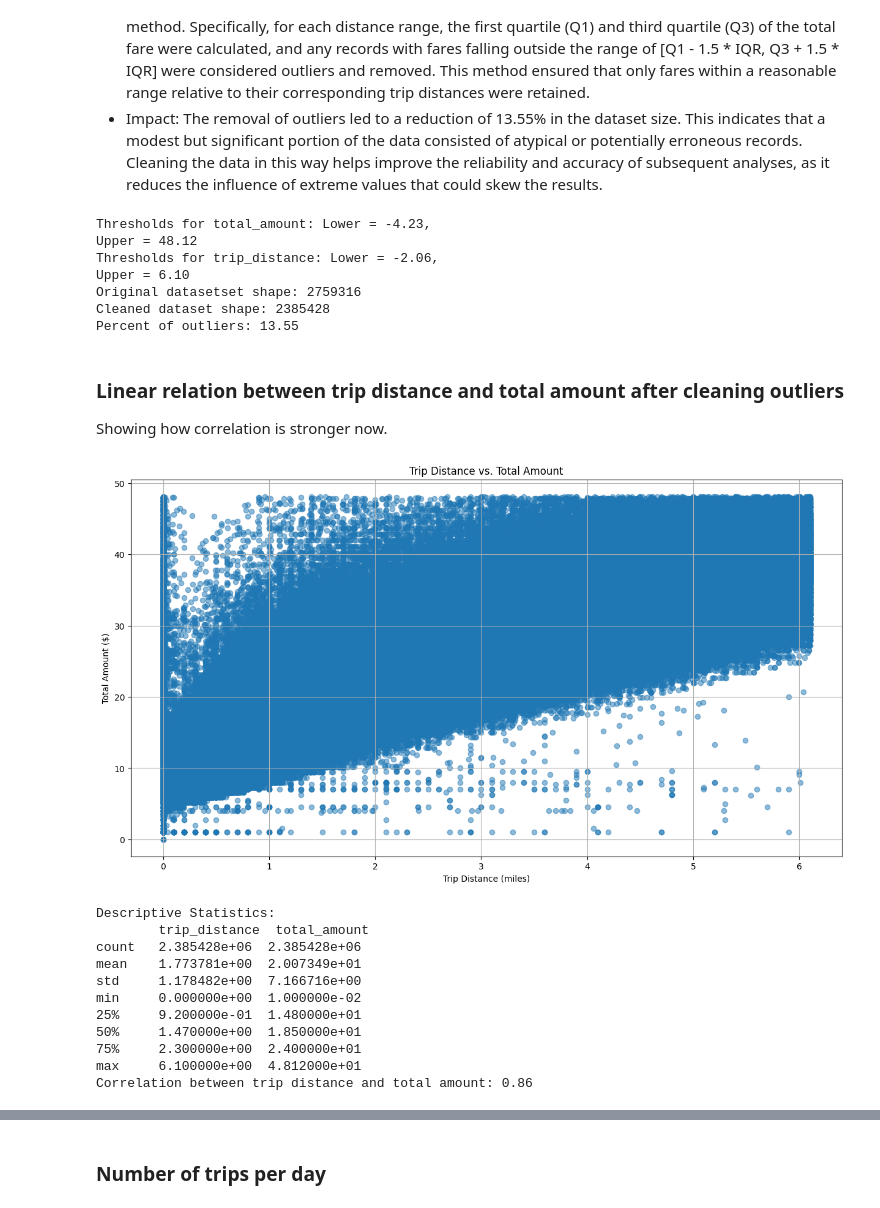
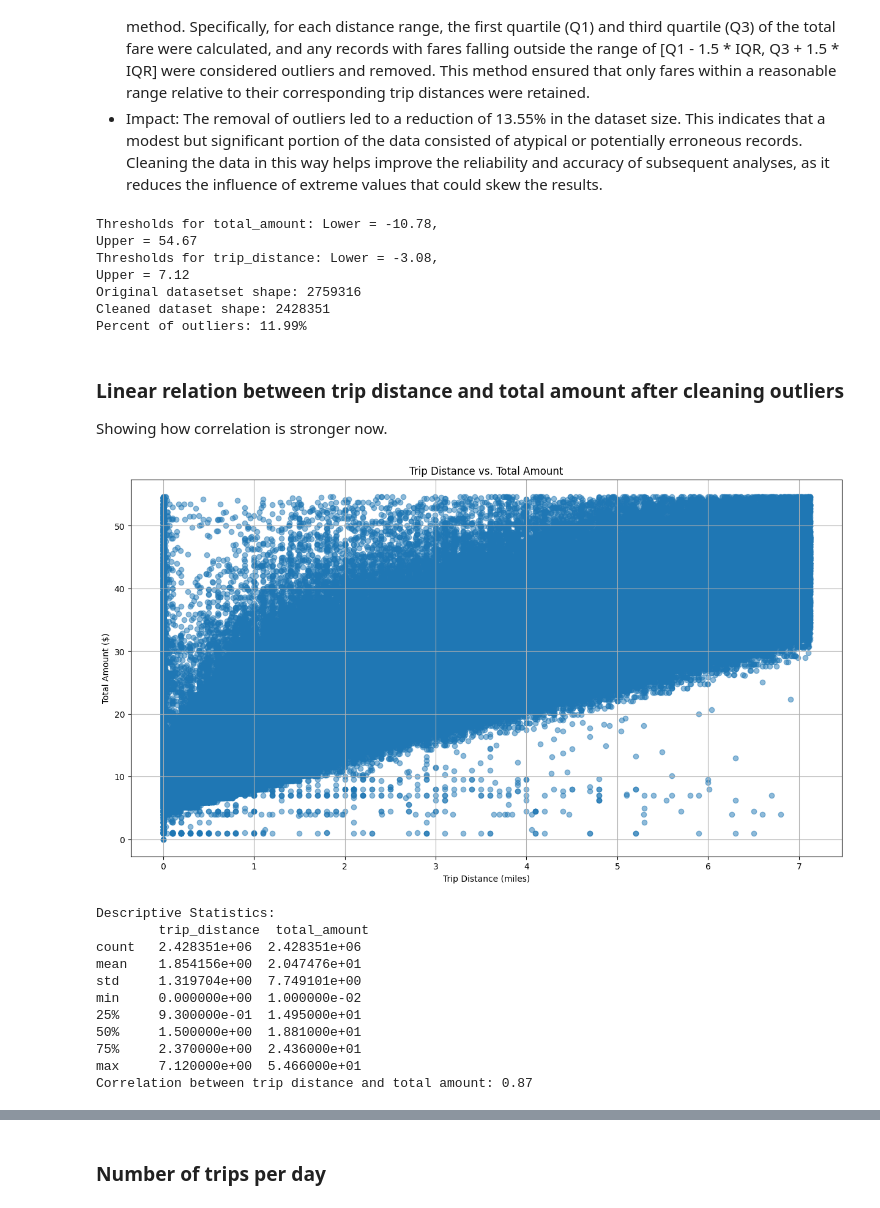
Before and after one commit to dariomlopez/etl_projects, a Jupyter notebook: nyc_taxi_etl/main.ipynb, the cells around one changed output, grey strips where cells are left out. Cells and saved outputs as stored; diff of their text form; code cells hidden in the pictures.

```diff
--- a/nyc_taxi_etl/main.ipynb
+++ b/nyc_taxi_etl/main.ipynb
@@ -346,7 +348,7 @@ Index: []
 - Action: To clean the dataset, these outliers were removed by applying the Interquartile Range (IQR) method. Specifically, for each distance range, the first quartile (Q1) and third quartile (Q3) of the total fare were calculated, and any records with fares falling outside the range of [Q1 - 1.5 * IQR, Q3 + 1.5 * IQR] were considered outliers and removed. This method ensured that only fares within a reasonable range relative to their corresponding trip distances were retained.
 - Impact:  The removal of outliers led to a reduction of 13.55% in the dataset size. This indicates that a modest but significant portion of the data consisted of atypical or potentially erroneous records. Cleaning the data in this way helps improve the reliability and accuracy of subsequent analyses, as it reduces the influence of extreme values that could skew the results.
 # %%
-def calculate_thresholds(df, column, multiplier=1.5):
+def calculate_thresholds(df, column, multiplier=2):
     Q1 = df[column].quantile(0.25)
     Q3 = df[column].quantile(0.75)
     IQR = Q3 - Q1
@@ -378,43 +380,42 @@ print(f"Original datasetset shape: {with_outliers}")
 print(f"Cleaned dataset shape: {without_outliers}")
 print(f"Percent of outliers: {((with_outliers - without_outliers )/ with_outliers) * 100:.2f}%")
 # %% [output]
-Thresholds for total_amount: Lower = -4.23,
-Upper = 48.12
-Thresholds for trip_distance: Lower = -2.06,
-Upper = 6.10
+Thresholds for total_amount: Lower = -10.78,
+Upper = 54.67
+Thresholds for trip_distance: Lower = -3.08,
+Upper = 7.12
 Original datasetset shape: 2759316
-Cleaned dataset shape: 2385428
-Percent of outliers: 13.55
+Cleaned dataset shape: 2428351
+Percent of outliers: 11.99%
 # %% [markdown]
 ### Linear relation between trip distance and total amount after cleaning outliers
 Showing how correlation is stronger now.
 # %%
-mathplot.figure(figsize=(15, 8))
-mathplot.scatter(taxi_df_cleaned['trip_distance'], taxi_df_cleaned['total_amount'], alpha=0.5)
-mathplot.title('Trip Distance vs. Total Amount')
-mathplot.xlabel('Trip Distance (miles)')
-mathplot.ylabel('Total Amount ($)')
-mathplot.grid(True)
-mathplot.show()
-
+matplot.figure(figsize=(15, 8))
+matplot.scatter(taxi_df_cleaned['trip_distance'], taxi_df_cleaned['total_amount'], alpha=0.5)
+matplot.title('Trip Distance vs. Total Amount')
+matplot.xlabel('Trip Distance (miles)')
+matplot.ylabel('Total Amount ($)')
+matplot.grid(True)
+matplot.show()
 
 # 2. Cálculo de Estadísticas Descriptivas
 stats = taxi_df_cleaned[['trip_distance', 'total_amount']].describe()
 print("Descriptive Statistics:\n", stats)
 
 # 3. Análisis de Correlación
 correlation = taxi_df_cleaned[['trip_distance', 'total_amount']].corr().iloc[0, 1]
 print(f"Correlation between trip distance and total amount: {correlation:.2f}")
 # %% [output]
-[figure, old version]
+[figure, new version]
 Descriptive Statistics:
         trip_distance  total_amount
-count   2.385428e+06  2.385428e+06
-mean    1.773781e+00  2.007349e+01
-std     1.178482e+00  7.166716e+00
+count   2.428351e+06  2.428351e+06
+mean    1.854156e+00  2.047476e+01
+std     1.319704e+00  7.749101e+00
 min     0.000000e+00  1.000000e-02
-25%     9.200000e-01  1.480000e+01
-50%     1.470000e+00  1.850000e+01
-75%     2.300000e+00  2.400000e+01
-max     6.100000e+00  4.812000e+01
-Correlation between trip distance and total amount: 0.86
+25%     9.300000e-01  1.495000e+01
+50%     1.500000e+00  1.881000e+01
+75%     2.370000e+00  2.436000e+01
+max     7.120000e+00  5.466000e+01
+Correlation between trip distance and total amount: 0.87
```
Also changed, not shown: parts of 23 cells of this notebook, 3 other files.
